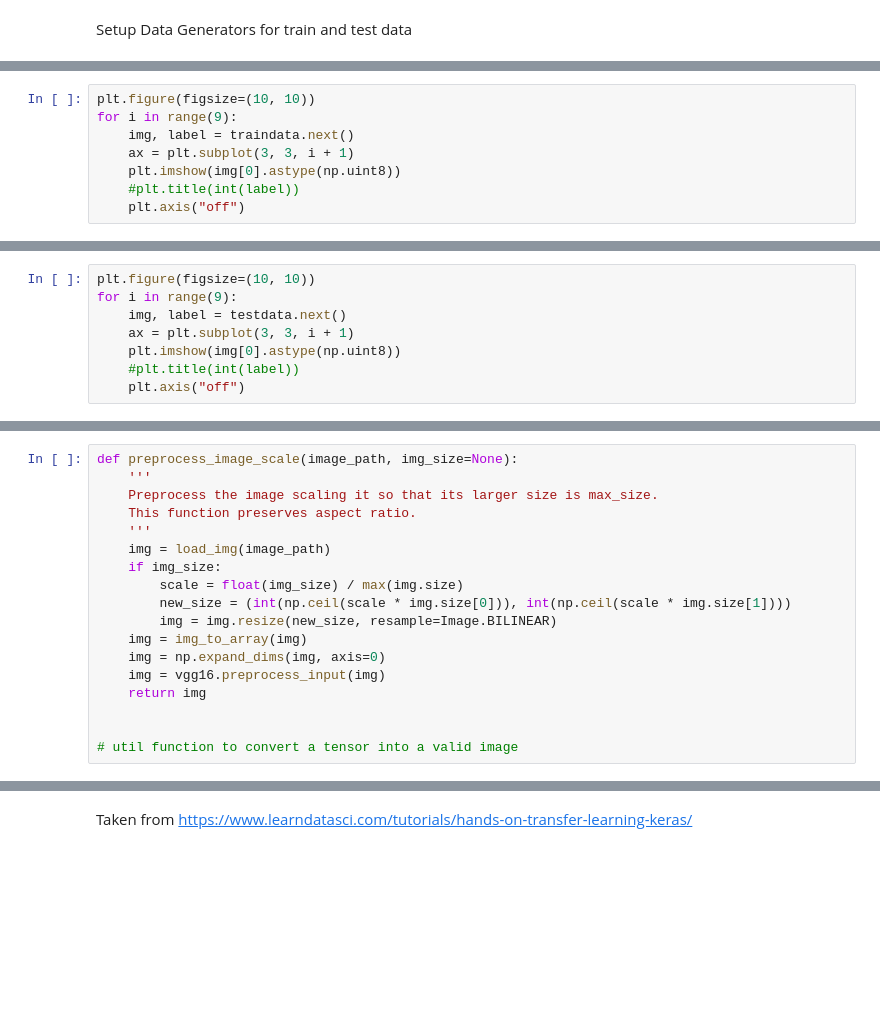
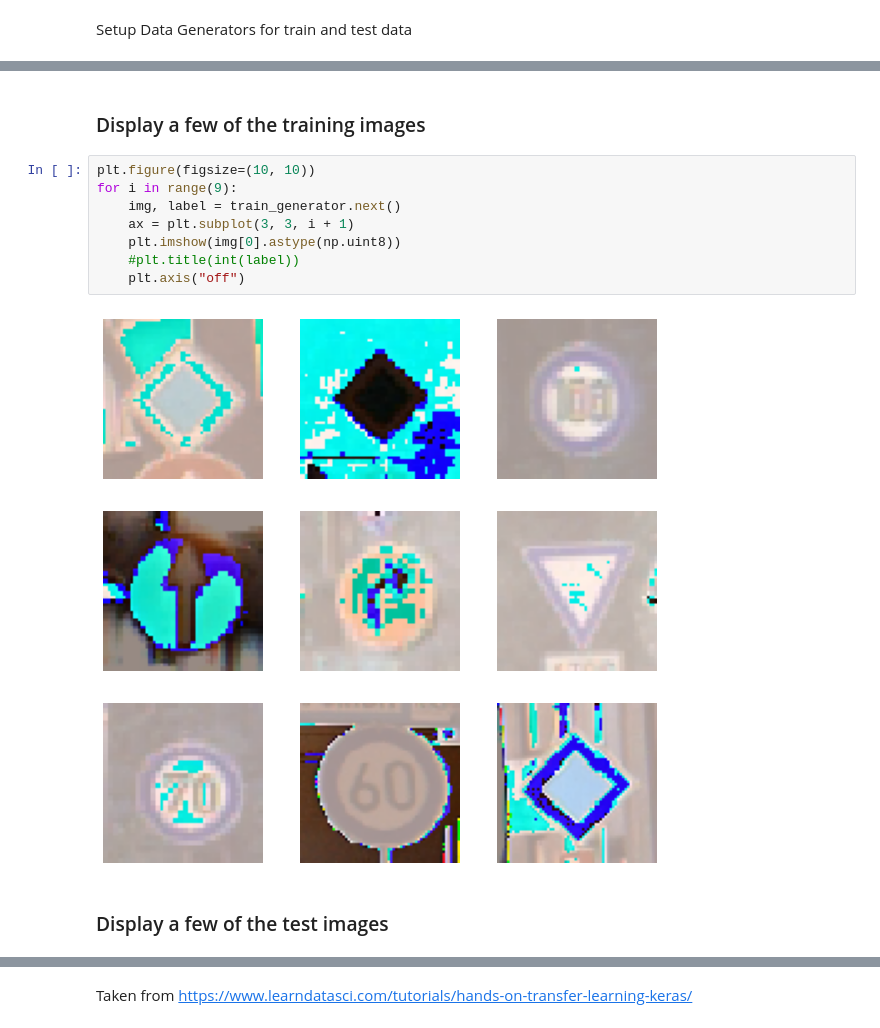
Before and after one commit to darraghs/SligoIT_ML2021_VGG16, a Jupyter notebook: assignment2.ipynb, the cells around one changed output, grey strips where cells are left out. Saved outputs shown, nothing was run; the diff lists cells and outputs as text; blank space fills up the shorter version.

```diff
--- a/assignment2.ipynb
+++ b/assignment2.ipynb
@@ -131,8 +141,0 @@ Found 12630 images belonging to 43 classes.
-# %%
-plt.figure(figsize=(10, 10))
-for i in range(9):
-    img, label = traindata.next()
-    ax = plt.subplot(3, 3, i + 1)
-    plt.imshow(img[0].astype(np.uint8))
-    #plt.title(int(label))
-    plt.axis("off")
@@ -143,8 +141,0 @@ for i in range(9):
-# %%
-plt.figure(figsize=(10, 10))
-for i in range(9):
-    img, label = testdata.next()
-    ax = plt.subplot(3, 3, i + 1)
-    plt.imshow(img[0].astype(np.uint8))
-    #plt.title(int(label))
-    plt.axis("off")
@@ -153,18 +142,14 @@ for i in range(9):
-# %%
-def preprocess_image_scale(image_path, img_size=None):
-    '''
-    Preprocess the image scaling it so that its larger size is max_size.
-    This function preserves aspect ratio.
-    '''
-    img = load_img(image_path)
-    if img_size:
-        scale = float(img_size) / max(img.size)
-        new_size = (int(np.ceil(scale * img.size[0])), int(np.ceil(scale * img.size[1])))
-        img = img.resize(new_size, resample=Image.BILINEAR)
-    img = img_to_array(img)
-    img = np.expand_dims(img, axis=0)
-    img = vgg16.preprocess_input(img)
-    return img
-
-
-# util function to convert a tensor into a valid image
+# %% [markdown]
+### Display a few of the training images
+# %%
+plt.figure(figsize=(10, 10))
+for i in range(9):
+    img, label = train_generator.next()
+    ax = plt.subplot(3, 3, i + 1)
+    plt.imshow(img[0].astype(np.uint8))
+    #plt.title(int(label))
+    plt.axis("off")
+# %% [output]
+[figure, added]
+# %% [markdown]
+### Display a few of the test images
```
Also changed, not shown: parts of 21 cells of this notebook.
